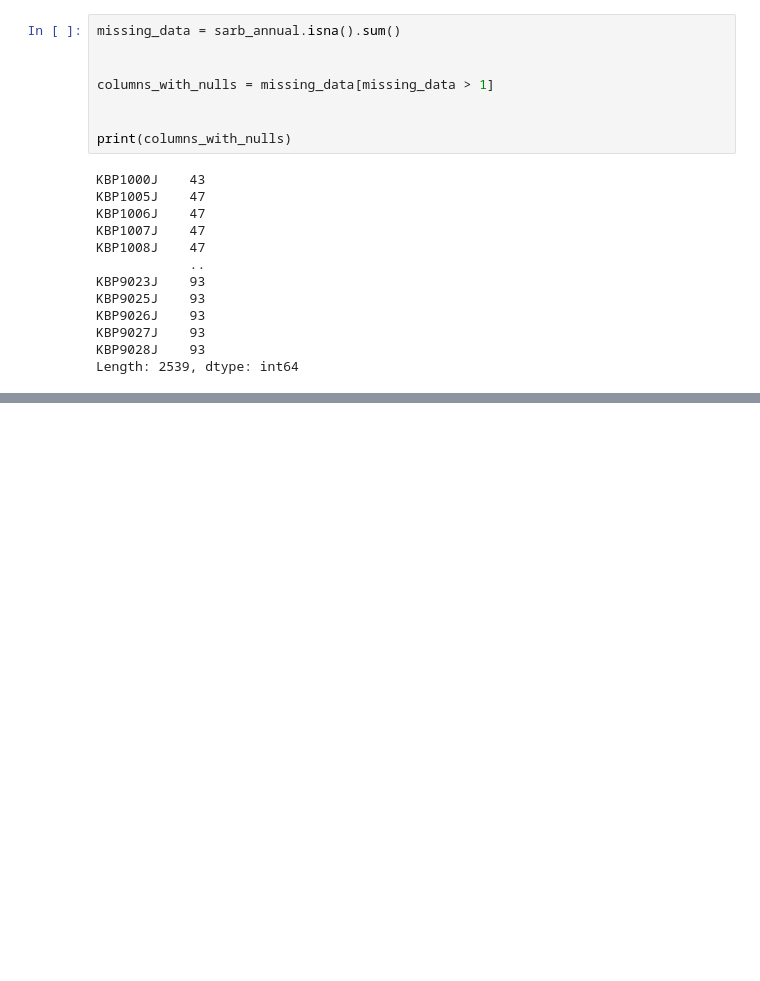
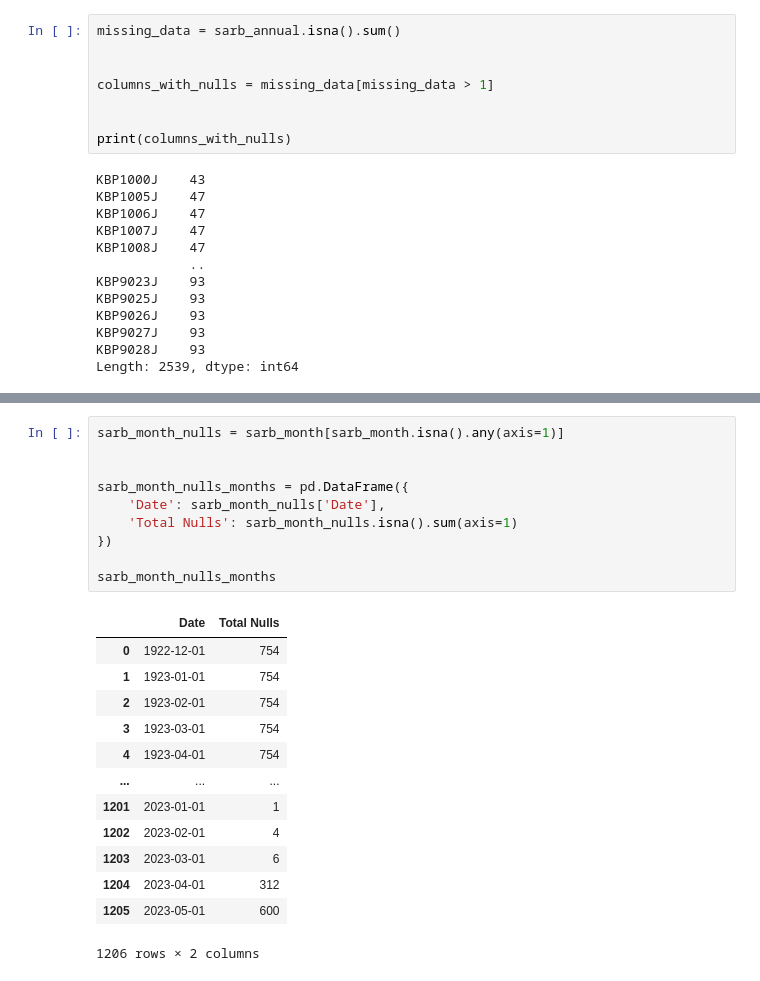
Before and after one commit to WillyCodes-init/Data-Analytics-Projects, a Jupyter notebook: South African Reserve Bank Dataset/Data_Wrangling.ipynb, the cells around one changed output, grey strips where cells are left out. Drawn from its saved outputs; the diff is of its cells as text; blank space fills up the shorter version.

```diff
--- a/South African Reserve Bank Dataset/Data_Wrangling.ipynb
+++ b/South African Reserve Bank Dataset/Data_Wrangling.ipynb
@@ -167,0 +233,24 @@ Name: Date, Length: 106, dtype: object
+# %%
+sarb_month_nulls = sarb_month[sarb_month.isna().any(axis=1)]
+
+
+sarb_month_nulls_months = pd.DataFrame({
+    'Date': sarb_month_nulls['Date'],
+    'Total Nulls': sarb_month_nulls.isna().sum(axis=1)
+})
+
+sarb_month_nulls_months
+# %% [output]
+|  | Date | Total Nulls |
+| 0 | 1922-12-01 | 754 |
+| 1 | 1923-01-01 | 754 |
+| 2 | 1923-02-01 | 754 |
+| 3 | 1923-03-01 | 754 |
+| 4 | 1923-04-01 | 754 |
+| ... | ... | ... |
+| 1201 | 2023-01-01 | 1 |
+| 1202 | 2023-02-01 | 4 |
+| 1203 | 2023-03-01 | 6 |
+| 1204 | 2023-04-01 | 312 |
+| 1205 | 2023-05-01 | 600 |
+1206 rows × 2 columns
```
Also changed, not shown: parts of 18 cells of this notebook.
